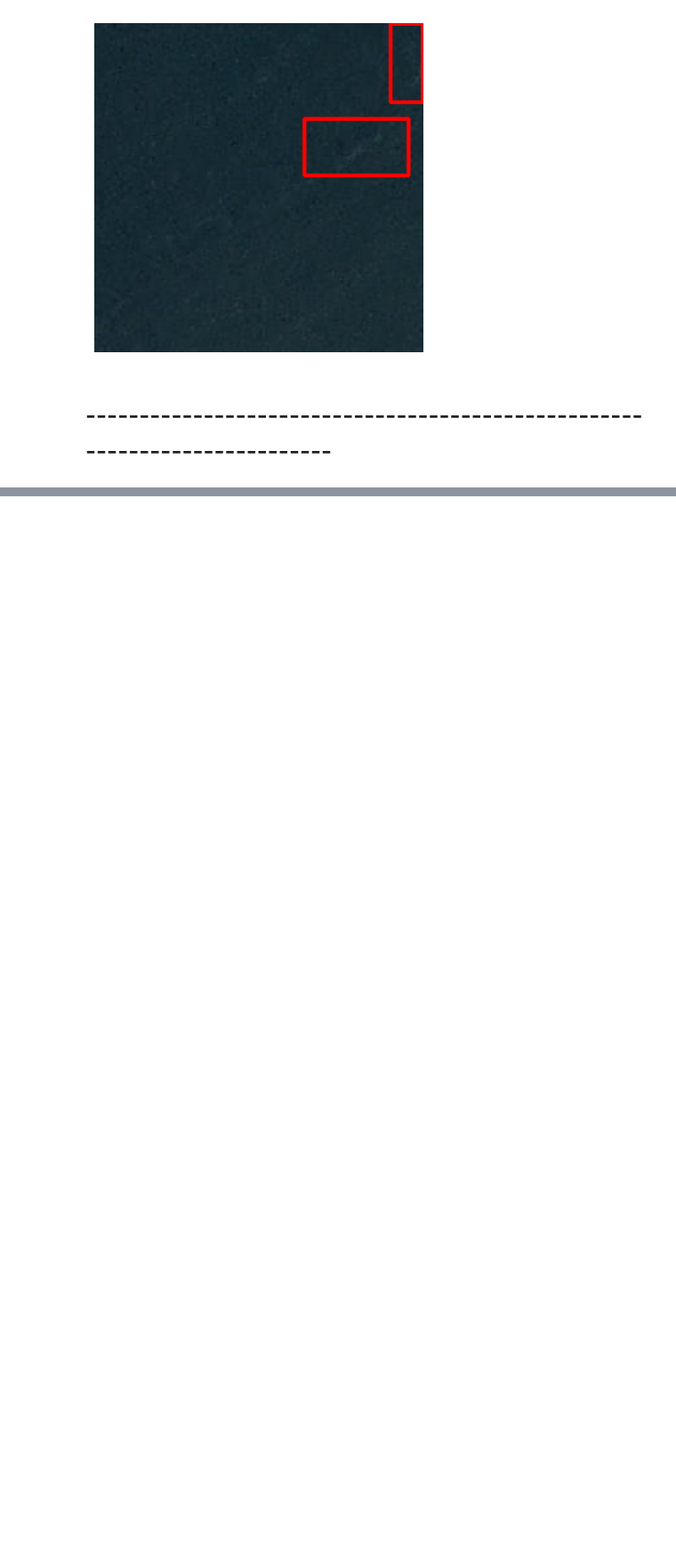
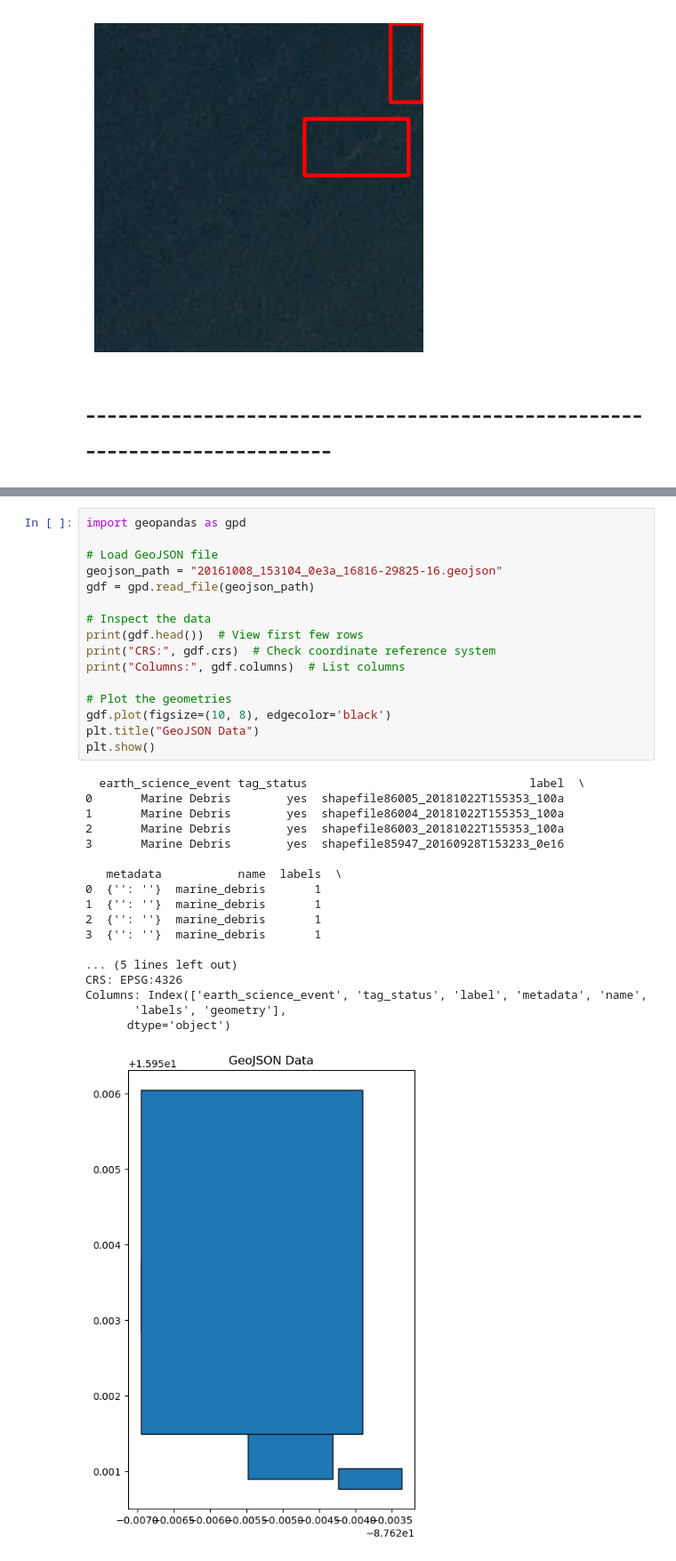
Before and after one commit to AdityaHegde712/Marine-Debris-Detection, a Jupyter notebook: data_exploration/data_exploration_planet.ipynb, the cells around one changed output, grey strips where cells are left out. Shown at 89% size. Drawn from its saved outputs; the diff is of its cells as text; blank space fills up the shorter version.

```diff
--- a/data_exploration_planet.ipynb
+++ b/data_exploration/data_exploration_planet.ipynb
@@ -377,0 +412,35 @@ def augment_images(original_image: np.ndarray, original_bboxes: List[List[int]])
+# %%
+import geopandas as gpd
+
+# Load GeoJSON file
+geojson_path = "20161008_153104_0e3a_16816-29825-16.geojson"
+gdf = gpd.read_file(geojson_path)
+
+# Inspect the data
+print(gdf.head())  # View first few rows
+print("CRS:", gdf.crs)  # Check coordinate reference system
+print("Columns:", gdf.columns)  # List columns
+
+# Plot the geometries
+gdf.plot(figsize=(10, 8), edgecolor='black')
+plt.title("GeoJSON Data")
+plt.show()
+# %% [output]
+  earth_science_event tag_status                                label  \
+0       Marine Debris        yes  shapefile86005_20181022T155353_100a
+1       Marine Debris        yes  shapefile86004_20181022T155353_100a
+2       Marine Debris        yes  shapefile86003_20181022T155353_100a
+3       Marine Debris        yes  shapefile85947_20160928T153233_0e16
+
+   metadata           name  labels  \
+0  {'': ''}  marine_debris       1
+1  {'': ''}  marine_debris       1
+2  {'': ''}  marine_debris       1
+3  {'': ''}  marine_debris       1
+
+... (5 lines left out)
+CRS: EPSG:4326
+Columns: Index(['earth_science_event', 'tag_status', 'label', 'metadata', 'name',
+       'labels', 'geometry'],
+      dtype='object')
+[figure, added]
```
Also changed, not shown: parts of 17 cells of this notebook, 4 other files.
